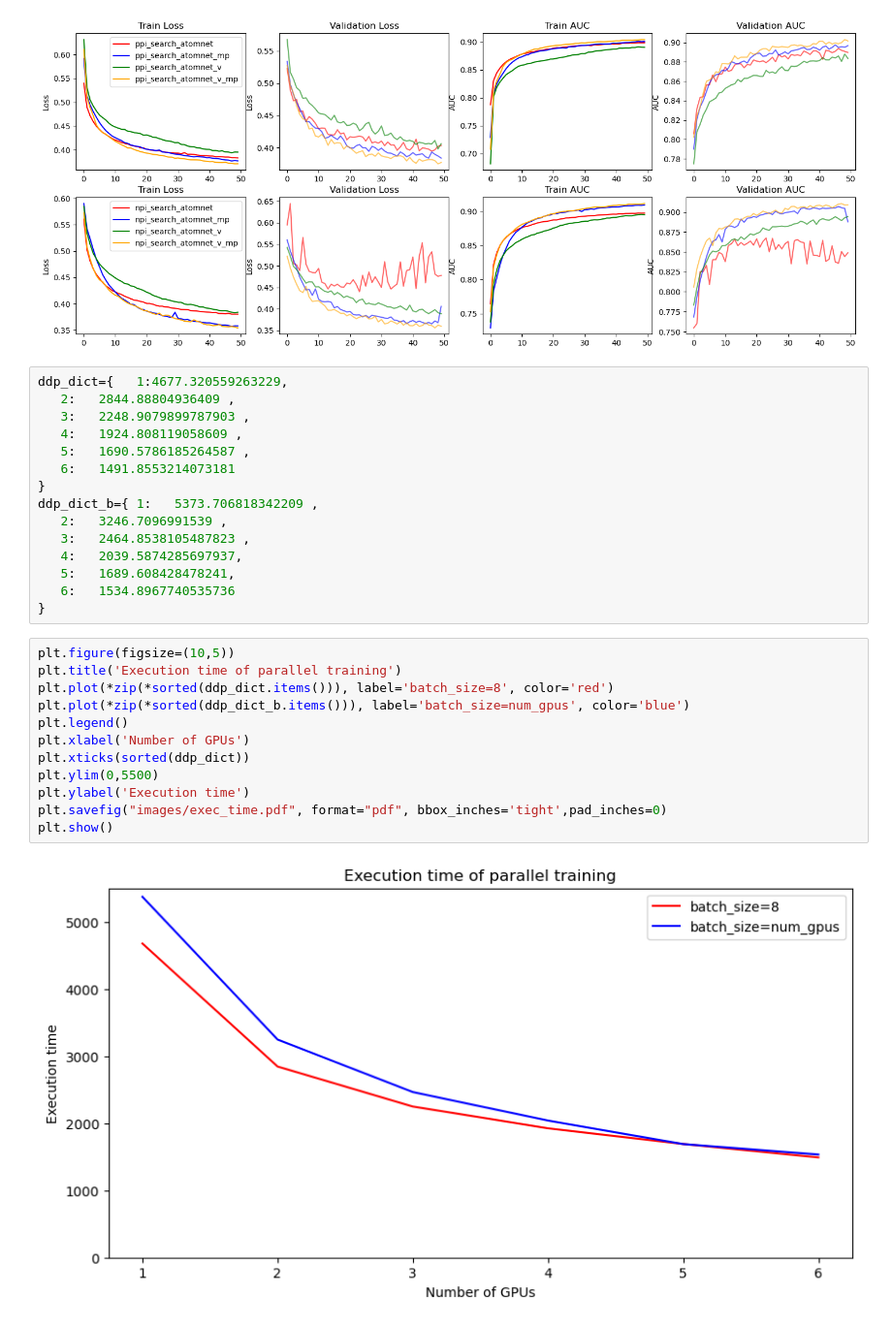
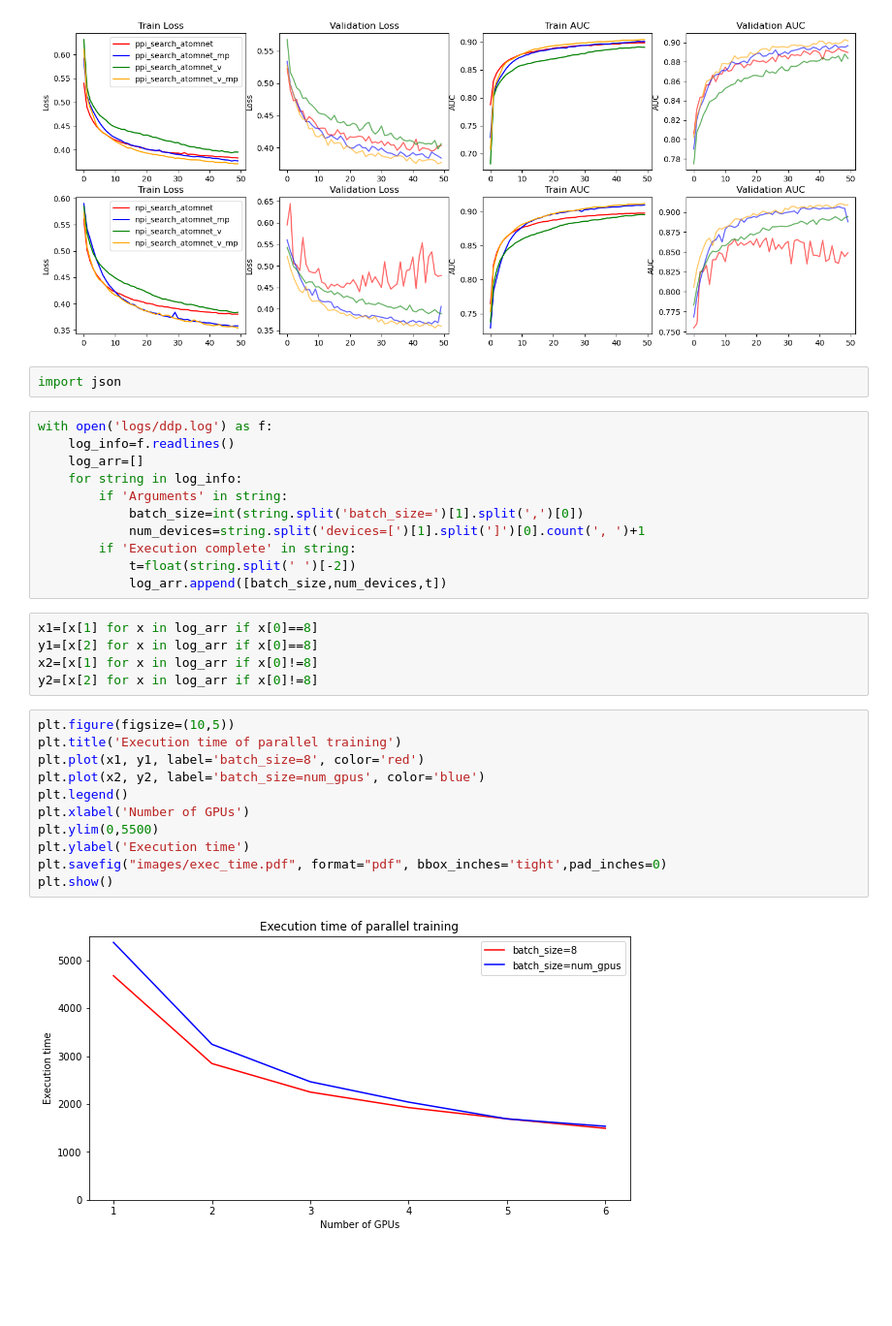
Before and after one commit to geraseva/masif_npi, a Jupyter notebook: Training_analysis.ipynb, the cells around one changed output. Shown at 97% size. Saved outputs shown, nothing was run; the diff lists cells and outputs as text; blank space fills up the shorter version.

```diff
--- a/Training_analysis.ipynb
+++ b/Training_analysis.ipynb
@@ -150,32 +146,34 @@ npi_search_atomnet_mp
 | val | 0.86739 | 0.90696 | 0.89419 | 0.91060 |
 | test | 0.84242 | 0.87837 | 0.85625 | 0.87845 |
 [figure]
-# %%
-ddp_dict={   1:4677.320559263229,
-   2:   2844.88804936409 ,
-   3:   2248.9079899787903 ,
-   4:   1924.808119058609 ,
-   5:   1690.5786185264587 ,
-   6:   1491.8553214073181
-}
-ddp_dict_b={ 1:   5373.706818342209 ,
-   2:   3246.7096991539 ,
-   3:   2464.8538105487823 ,
-   4:   2039.5874285697937,
-   5:   1689.608428478241,
-   6:   1534.8967740535736
-}
+# %%
+import json
+# %%
+with open('logs/ddp.log') as f:
+    log_info=f.readlines()
+    log_arr=[]
+    for string in log_info:
+        if 'Arguments' in string:
+            batch_size=int(string.split('batch_size=')[1].split(',')[0])
+            num_devices=string.split('devices=[')[1].split(']')[0].count(', ')+1
+        if 'Execution complete' in string:
+            t=float(string.split(' ')[-2])
+            log_arr.append([batch_size,num_devices,t])
+# %%
+x1=[x[1] for x in log_arr if x[0]==8]
+y1=[x[2] for x in log_arr if x[0]==8]
+x2=[x[1] for x in log_arr if x[0]!=8]
+y2=[x[2] for x in log_arr if x[0]!=8]
 # %%
 plt.figure(figsize=(10,5))
 plt.title('Execution time of parallel training')
-plt.plot(*zip(*sorted(ddp_dict.items())), label='batch_size=8', color='red')
-plt.plot(*zip(*sorted(ddp_dict_b.items())), label='batch_size=num_gpus', color='blue')
+plt.plot(x1, y1, label='batch_size=8', color='red')
+plt.plot(x2, y2, label='batch_size=num_gpus', color='blue')
 plt.legend()
 plt.xlabel('Number of GPUs')
-plt.xticks(sorted(ddp_dict))
 plt.ylim(0,5500)
 plt.ylabel('Execution time')
 plt.savefig("images/exec_time.pdf", format="pdf", bbox_inches='tight',pad_inches=0)
 plt.show()
 # %% [output]
-[figure, old version]
+[figure, new version]
```
Also changed, not shown: parts of 2 cells of this notebook.
